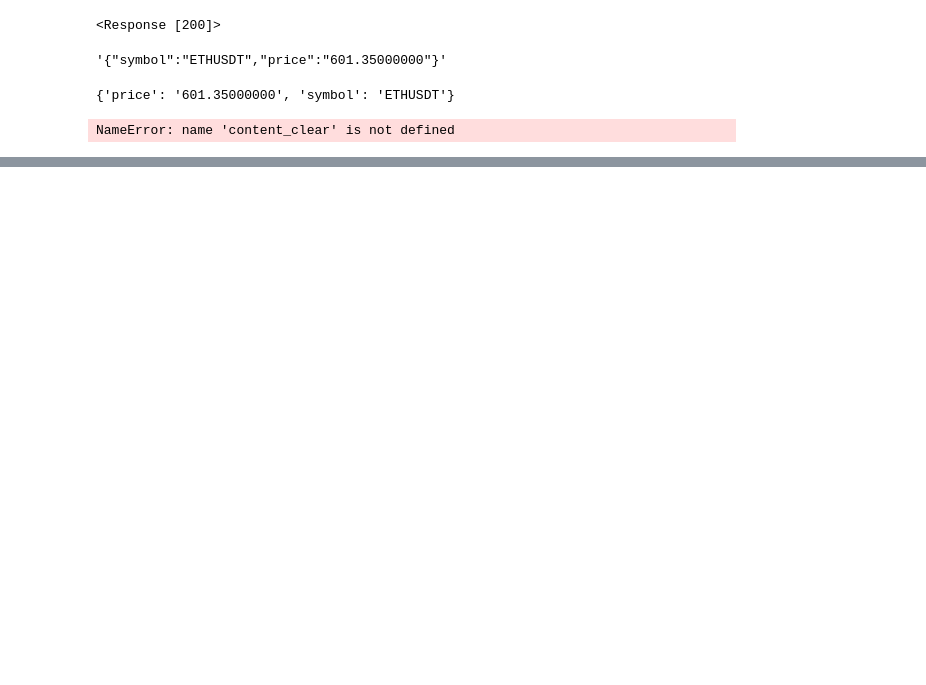
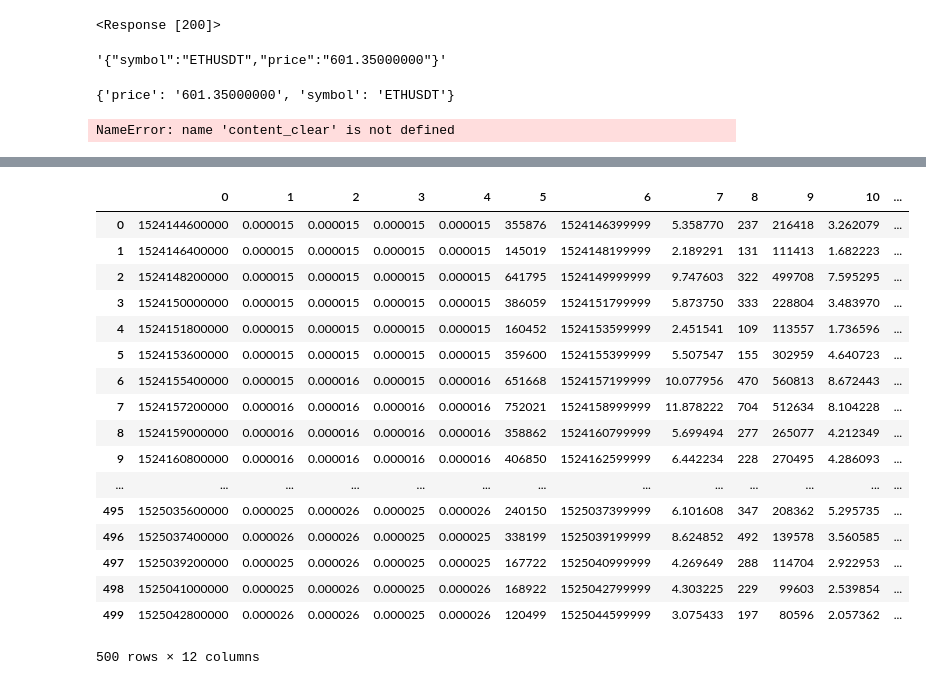
Before and after one commit to KevinSonggg/StudyFile, a Jupyter notebook: Python/Working_Folder/Untitled.ipynb, the cells around one changed output, grey strips where cells are left out. Saved outputs shown, nothing was run; the diff lists cells and outputs as text; code cells hidden in the pictures; blank space fills up the shorter version.

```diff
--- a/Python/Working_Folder/Untitled.ipynb
+++ b/Python/Working_Folder/Untitled.ipynb
@@ -98,0 +180,3 @@ True
+# %%
+api_url_base = 'https://api.binance.com'
+test = test_session.get(api_url_base+'/api/'+'v1'+'/'+'historicalTrades',params={'symbol':'CMTBTC'})
@@ -98,0 +327,25 @@ True
+# %%
+y = requests.get(api_url_base+'/api/'+'v1'+'/'+'klines',params={'symbol':'CMTBTC','interval':'30m','limit':'500','startTime':'1524144600000'})
+# %%
+df = pd.read_json(y.content.decode('utf-8'))
+# %%
+df
+# %% [output]
+|  | 0 | 1 | 2 | 3 | 4 | 5 | 6 | 7 | 8 | 9 | 10 | ... |
+| 0 | 1524144600000 | 0.000015 | 0.000015 | 0.000015 | 0.000015 | 355876 | 1524146399999 | 5.358770 | 237 | 216418 | 3.262079 | ... |
+| 1 | 1524146400000 | 0.000015 | 0.000015 | 0.000015 | 0.000015 | 145019 | 1524148199999 | 2.189291 | 131 | 111413 | 1.682223 | ... |
+| 2 | 1524148200000 | 0.000015 | 0.000015 | 0.000015 | 0.000015 | 641795 | 1524149999999 | 9.747603 | 322 | 499708 | 7.595295 | ... |
+| 3 | 1524150000000 | 0.000015 | 0.000015 | 0.000015 | 0.000015 | 386059 | 1524151799999 | 5.873750 | 333 | 228804 | 3.483970 | ... |
+| 4 | 1524151800000 | 0.000015 | 0.000015 | 0.000015 | 0.000015 | 160452 | 1524153599999 | 2.451541 | 109 | 113557 | 1.736596 | ... |
+| 5 | 1524153600000 | 0.000015 | 0.000015 | 0.000015 | 0.000015 | 359600 | 1524155399999 | 5.507547 | 155 | 302959 | 4.640723 | ... |
+| 6 | 1524155400000 | 0.000015 | 0.000016 | 0.000015 | 0.000016 | 651668 | 1524157199999 | 10.077956 | 470 | 560813 | 8.672443 | ... |
+| 7 | 1524157200000 | 0.000016 | 0.000016 | 0.000016 | 0.000016 | 752021 | 1524158999999 | 11.878222 | 704 | 512634 | 8.104228 | ... |
+| 8 | 1524159000000 | 0.000016 | 0.000016 | 0.000016 | 0.000016 | 358862 | 1524160799999 | 5.699494 | 277 | 265077 | 4.212349 | ... |
+| 9 | 1524160800000 | 0.000016 | 0.000016 | 0.000016 | 0.000016 | 406850 | 1524162599999 | 6.442234 | 228 | 270495 | 4.286093 | ... |
+| ... | ... | ... | ... | ... | ... | ... | ... | ... | ... | ... | ... | ... |
+| 495 | 1525035600000 | 0.000025 | 0.000026 | 0.000025 | 0.000026 | 240150 | 1525037399999 | 6.101608 | 347 | 208362 | 5.295735 | ... |
+| 496 | 1525037400000 | 0.000026 | 0.000026 | 0.000025 | 0.000025 | 338199 | 1525039199999 | 8.624852 | 492 | 139578 | 3.560585 | ... |
+| 497 | 1525039200000 | 0.000025 | 0.000026 | 0.000025 | 0.000025 | 167722 | 1525040999999 | 4.269649 | 288 | 114704 | 2.922953 | ... |
+| 498 | 1525041000000 | 0.000025 | 0.000026 | 0.000025 | 0.000026 | 168922 | 1525042799999 | 4.303225 | 229 | 99603 | 2.539854 | ... |
+| 499 | 1525042800000 | 0.000026 | 0.000026 | 0.000025 | 0.000026 | 120499 | 1525044599999 | 3.075433 | 197 | 80596 | 2.057362 | ... |
+500 rows × 12 columns
```
Also changed, not shown: parts of 82 cells of this notebook, 3 other files.
